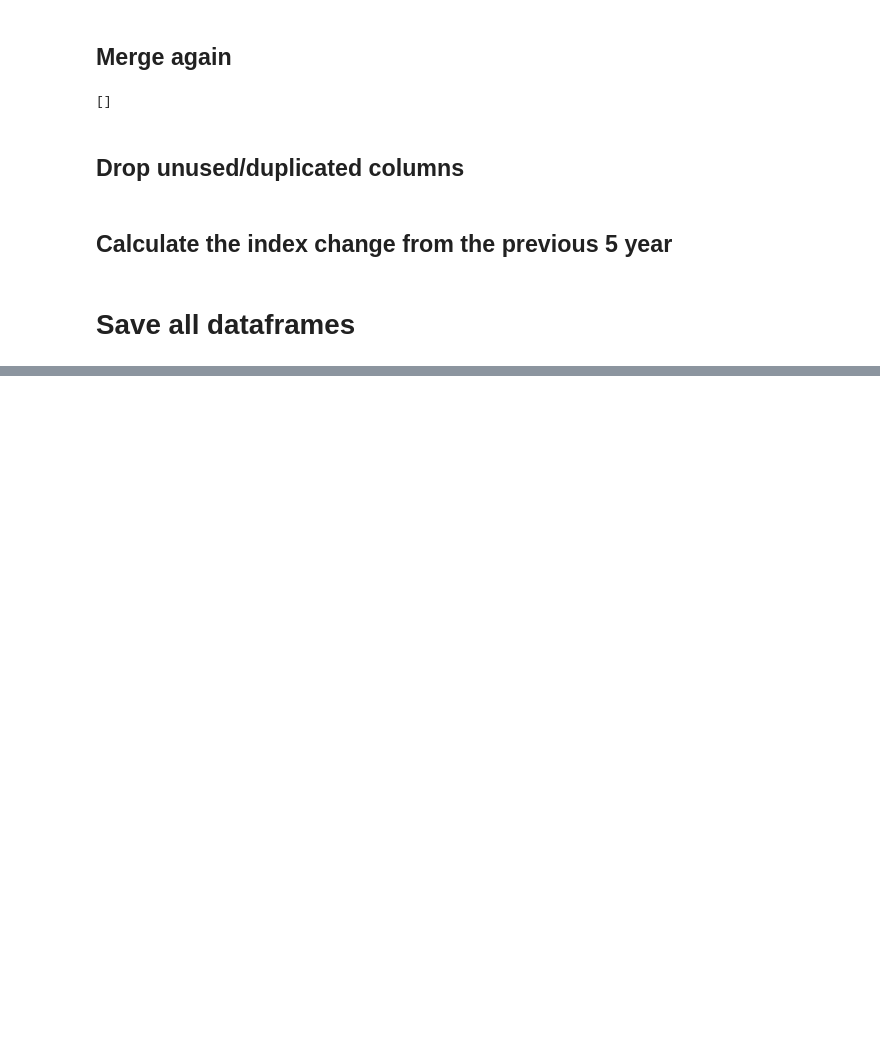
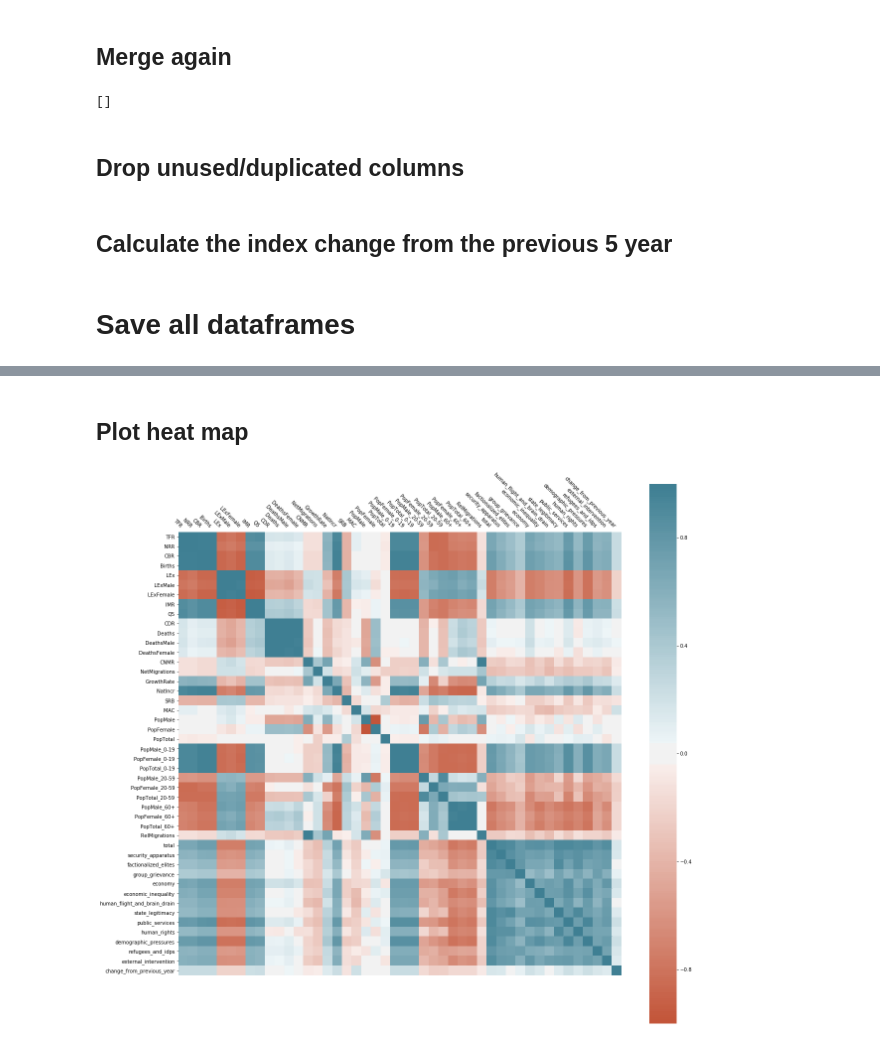
Before and after one commit to oStritze/dopp3, a Jupyter notebook: src/total.ipynb, the cells around one changed output, grey strips where cells are left out. Drawn from its saved outputs; the diff is of its cells as text; code cells hidden in the pictures; blank space fills up the shorter version.

```diff
--- a/src/total.ipynb
+++ b/src/total.ipynb
@@ -80,0 +84,20 @@ indicators_pop[scale_cols] = indicators_pop[scale_cols].div(indicators_pop["PopT
+# %%
+years = list(range(2006,2020))
+
+dfs = []
+for year in years:
+    df = pd.read_excel("../data/raw/fragile_states_index/fragile_states_index_" + str(year) + ".xlsx")
+    df = df.assign(Year=[str(s).split('-')[0] for s in df['Year']])
+    df = df.assign(Rank=[str(s)[:-2] for s in df['Rank']])
+    dfs.append(df)
+
+fragile_states = pd.concat(dfs, ignore_index=True, sort=False)
+
+fragile_states.columns = ['country', 'year', 'ranking', 'total', 'security_apparatus',
+       'factionalized_elites', 'group_grievance', 'economy',
+       'economic_inequality', 'human_flight_and_brain_drain',
+       'state_legitimacy', 'public_services', 'human_rights',
+       'demographic_pressures', 'refugees_and_idps',
+       'external_intervention', 'change_from_previous_year']
+fragile_states["country"] = fragile_states["country"].str.strip()
+fragile_states["year"] = fragile_states["year"].astype("int64")
@@ -165,0 +296,3 @@ full_set.to_csv(index=False, path_or_buf="../data/clean/full_set.csv")
+# %%
+drop_cols = ["Country", "Time", "MidPeriod", "country", "year", "ranking"]
+small_set = full_set.drop(columns=drop_cols)
@@ -165,0 +314,13 @@ full_set.to_csv(index=False, path_or_buf="../data/clean/full_set.csv")
+# %% [markdown]
+## Plot heat map
+# %%
+corr = small_set.corr()
+plt.figure(figsize=(20, 20))
+plt.tick_params(axis='both', which='major', labelsize=10, labelbottom=False, bottom=False, top=False, labeltop=True)
+ax = sns.heatmap(corr.iloc[:, :], vmin=-1, vmax=1, center=0,
+                    cmap=sns.diverging_palette(20, 220, n=200), square=True)
+ax.set_xticklabels(ax.get_xticklabels(), rotation=-45, horizontalalignment='right', fontsize=10)
+ax.set_yticklabels(ax.get_yticklabels(), rotation=0, fontsize=10)
+plt.show()
+# %% [output]
+[figure, added]
```
Also changed, not shown: parts of 29 cells of this notebook, 3 other files.
